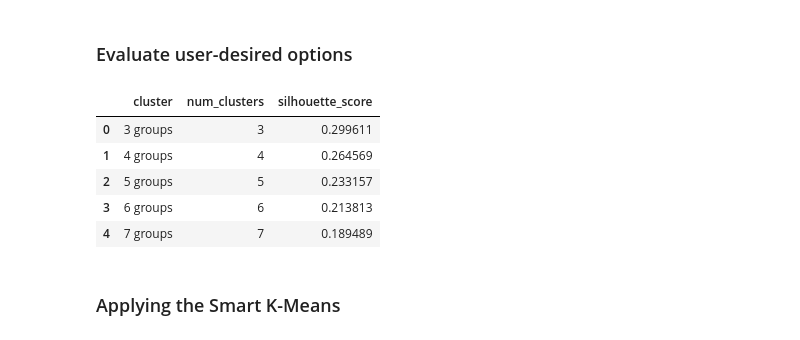
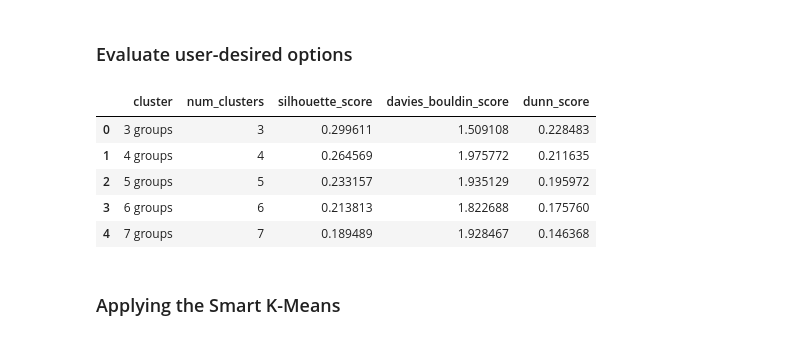
Before and after one commit to DanielCirino/smart-kmeans-notebooks, a Jupyter notebook: notebooks/03_kmeans_analysis.ipynb, the cells around one changed output. Saved outputs shown, nothing was run; the diff lists cells and outputs as text; code cells hidden in the pictures.

```diff
--- a/notebooks/03_kmeans_analysis.ipynb
+++ b/notebooks/03_kmeans_analysis.ipynb
@@ -60,25 +67,28 @@ display(df_processed.describe().T)
 # %% [markdown]
 ### Evaluate user-desired options
 # %%
+
+
 pre_results = [
   evaluate_cluster(df_processed, k)
   for k in range(MIN_CLUSTERS, MAX_CLUSTERS + 1)
 ]
 
 df_pre_results = pd.DataFrame(pre_results,
                               columns=['cluster', 'num_clusters',
-                                       'silhouette_score', 'davies_bouldin_score',
+                                       'silhouette_score',
+                                       'davies_bouldin_score',
                                        'dunn_score'])
 
-comparison_graph = get_comparison_clusters_graph(df_pre_results.round(3),
-                                                 title="Cluster Evaluation Metrics Comparison")
+comparison_graph = get_comparision_clusters_graph(df_pre_results.round(3),
+                                                  title="Cluster Evaluation Metrics Comparison")
 
 df_pre_results
 # %% [output]
-|  | cluster | num_clusters | silhouette_score |
-| 0 | 3 groups | 3 | 0.299611 |
-| 1 | 4 groups | 4 | 0.264569 |
-| 2 | 5 groups | 5 | 0.233157 |
-| 3 | 6 groups | 6 | 0.213813 |
-| 4 | 7 groups | 7 | 0.189489 |
+|  | cluster | num_clusters | silhouette_score | davies_bouldin_score | dunn_score |
+| 0 | 3 groups | 3 | 0.299611 | 1.509108 | 0.228483 |
+| 1 | 4 groups | 4 | 0.264569 | 1.975772 | 0.211635 |
+| 2 | 5 groups | 5 | 0.233157 | 1.935129 | 0.195972 |
+| 3 | 6 groups | 6 | 0.213813 | 1.822688 | 0.175760 |
+| 4 | 7 groups | 7 | 0.189489 | 1.928467 | 0.146368 |
 # %%
```
Also changed, not shown: parts of 5 cells of this notebook, 4 other files.
